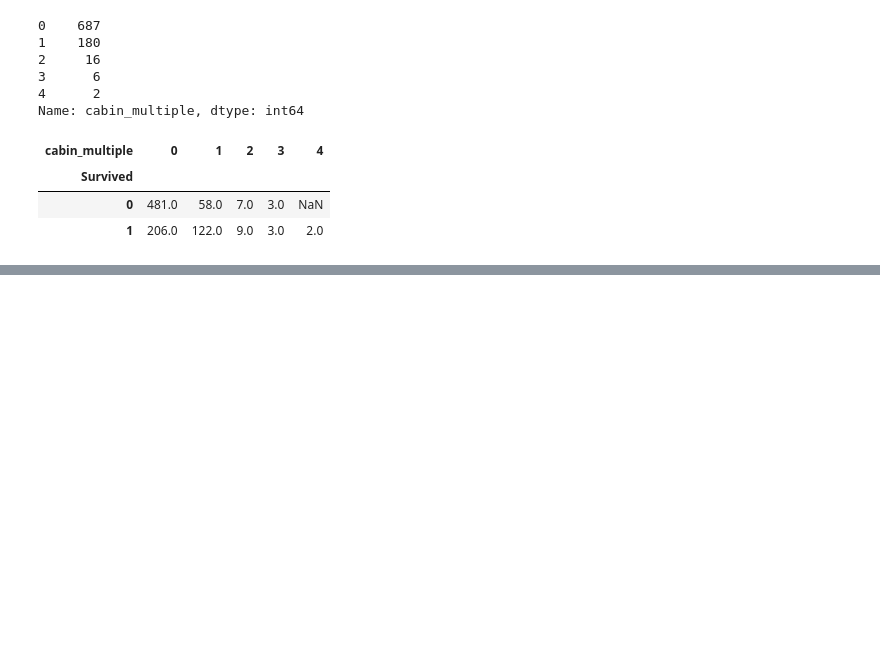
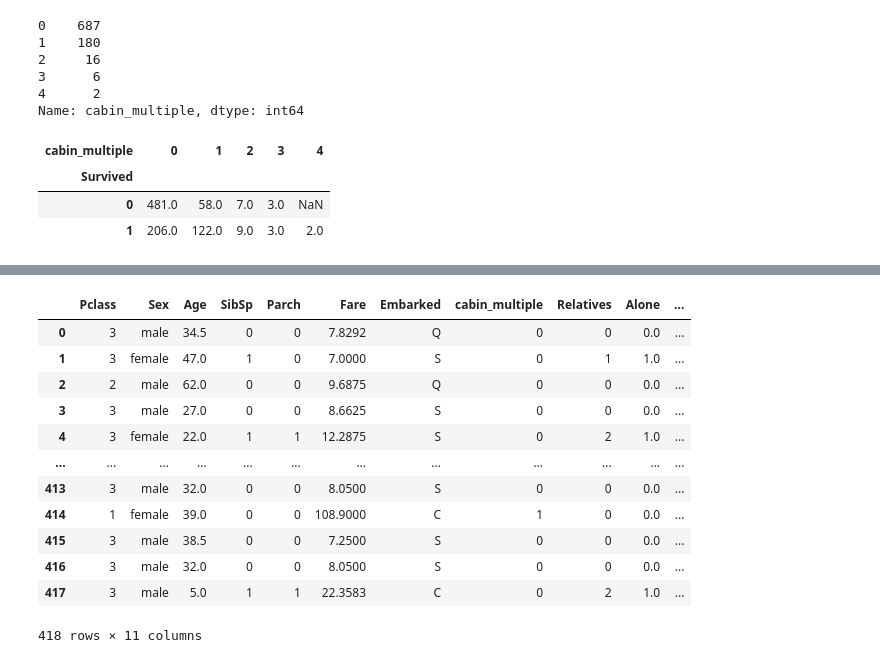
Before and after one commit to uraninjo/KaggleCompetitions, a Jupyter notebook: Titanic/main.ipynb, the cells around one changed output, grey strips where cells are left out. Drawn from its saved outputs; the diff is of its cells as text; code cells hidden in the pictures; blank space fills up the shorter version.

```diff
--- a/Titanic/main.ipynb
+++ b/Titanic/main.ipynb
@@ -164,0 +162,8 @@ pd.pivot_table(df, index = 'Survived', columns = 'cabin_multiple', values = 'Tic
+# %%
+df["Title"] = df["Name"].str.extract('([A-Za-z]+)\.')
+
+df["Title"].value_counts()
+
+df_test["Title"] = df_test["Name"].str.extract('([A-Za-z]+)\.')
+
+df_test["Title"].value_counts()
@@ -164,0 +181,16 @@ pd.pivot_table(df, index = 'Survived', columns = 'cabin_multiple', values = 'Tic
+# %%
+def convert_title(title):
+    if title in ["Ms", "Mile", "Miss"]:
+        return "Miss"
+    elif title in ["Mme", "Mrs"]:
+        return "Mrs"
+    elif title == "Mr":
+        return "Mr"
+    elif title == "Master":
+        return "Master"
+    else:
+        return "Other"
+
+df["Title"] = df["Title"].map(convert_title)
+df_test["Title"] = df_test["Title"].map(convert_title)
+df["Title"].value_counts()
@@ -164,0 +204,3 @@ pd.pivot_table(df, index = 'Survived', columns = 'cabin_multiple', values = 'Tic
+# %%
+df.drop("Name", axis=1, inplace=True)
+df_test.drop("Name", axis=1, inplace=True)
@@ -164,0 +224,2 @@ pd.pivot_table(df, index = 'Survived', columns = 'cabin_multiple', values = 'Tic
+# %%
+df_test.loc[(df_test["Fare"].isnull())] = 33
@@ -164,0 +231,16 @@ pd.pivot_table(df, index = 'Survived', columns = 'cabin_multiple', values = 'Tic
+# %%
+df_test
+# %% [output]
+|  | Pclass | Sex | Age | SibSp | Parch | Fare | Embarked | cabin_multiple | Relatives | Alone | ... |
+| 0 | 3 | male | 34.5 | 0 | 0 | 7.8292 | Q | 0 | 0 | 0.0 | ... |
+| 1 | 3 | female | 47.0 | 1 | 0 | 7.0000 | S | 0 | 1 | 1.0 | ... |
+| 2 | 2 | male | 62.0 | 0 | 0 | 9.6875 | Q | 0 | 0 | 0.0 | ... |
+| 3 | 3 | male | 27.0 | 0 | 0 | 8.6625 | S | 0 | 0 | 0.0 | ... |
+| 4 | 3 | female | 22.0 | 1 | 1 | 12.2875 | S | 0 | 2 | 1.0 | ... |
+| ... | ... | ... | ... | ... | ... | ... | ... | ... | ... | ... | ... |
+| 413 | 3 | male | 32.0 | 0 | 0 | 8.0500 | S | 0 | 0 | 0.0 | ... |
+| 414 | 1 | female | 39.0 | 0 | 0 | 108.9000 | C | 1 | 0 | 0.0 | ... |
+| 415 | 3 | male | 38.5 | 0 | 0 | 7.2500 | S | 0 | 0 | 0.0 | ... |
+| 416 | 3 | male | 32.0 | 0 | 0 | 8.0500 | S | 0 | 0 | 0.0 | ... |
+| 417 | 3 | male | 5.0 | 1 | 1 | 22.3583 | C | 0 | 2 | 1.0 | ... |
+418 rows × 11 columns
```
Also changed, not shown: parts of 24 cells of this notebook, 2 other files.
